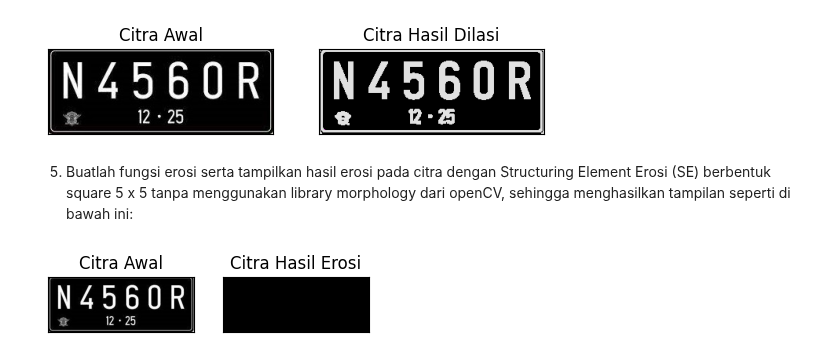
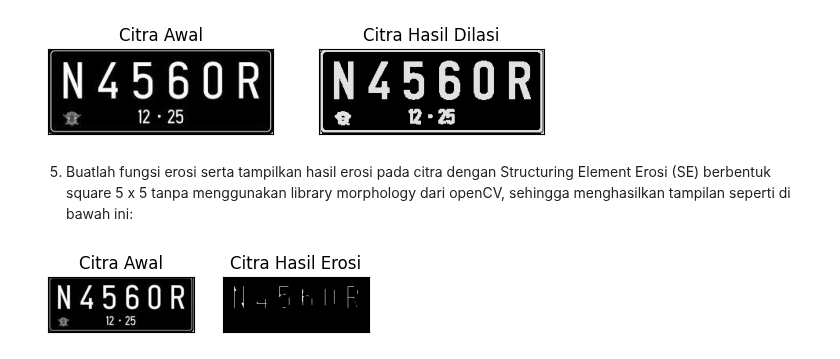
Before and after one commit to Amaliastf/PCVK_Ganjil_2023, a Jupyter notebook: week_09.ipynb, the cells around one changed output. Cells and saved outputs as stored; diff of their text form; code cells hidden in the pictures.

```diff
--- a/week_09.ipynb
+++ b/week_09.ipynb
@@ -74,35 +70,33 @@ plt.show()
 # %% [markdown]
 5. Buatlah fungsi erosi serta tampilkan hasil erosi pada citra dengan Structuring Element Erosi (SE) berbentuk square 5 x 5 tanpa menggunakan library morphology dari openCV, sehingga menghasilkan tampilan seperti di bawah ini:
 # %%
-#Erosi Tanpa Library
+def erosi_citra(F, k):
+    # Ukuran citra
+    m, n = F.shape
+    imgE = np.zeros((m, n), dtype=np.uint8)
 
-def erosi_citra(F,k):
-  #size image
-  m,n= F.shape
-  #Generate structure element erosi (SE)
-  SE= np.ones((k,k), dtype=np.uint8)
-  constant= (k-1)//2
+    # Generate Structuring Element Erosi (SE) - Square 5x5
+    SE = np.ones((k, k), dtype=np.uint8)
+    constant = (k - 1) // 2
 
-  imgE= np.zeros((m,n), dtype=np.uint8)
+    # Proses Erosi
+    for i in range(constant, m - constant):
+        for j in range(constant, n - constant):
+            temp = F[i - constant:i + constant + 1, j - constant:j + constant + 1]
+            product = temp * SE
+            imgE[i, j] = np.min(product)
 
-  #Proses Erosi
-  for i in range(constant, m-constant):
-    for j in range(constant,n-constant): temp= F[i-constant:i+constant+1, j-constant:j+constant+1]
-    product= temp*SE
-    imgE[i,j]= np.min(product)
+    return imgE
 
-  return imgE
+img_e = cv2.imread('/content/drive/MyDrive/PCVK/Images/PlatNomor.jpg', 0)
+ret1, thresh1 = cv2.threshold(img_e, 175, 225, cv2.THRESH_BINARY)
+k = 5  # Ukuran SE (5x5)
+imgE = erosi_citra(thresh1, k)
 
-img_e= cv2.imread('/content/drive/MyDrive/PCVK/Images/PlatNomor.jpg',0) #
-ret1, thresh1 = cv2.threshold(img_e, 175, 225, cv2.THRESH_BINARY)
-k=5
-imgE = erosi_citra(thresh1,k)
-
-plt.subplot(131),plt.imshow(img_e,cmap = 'gray')
+plt.subplot(131), plt.imshow(img_e, cmap='gray')
 plt.title('Citra Awal'), plt.xticks([]), plt.yticks([])
-plt.subplot(132),plt.imshow(imgE,cmap = 'gray')
-plt.title('Citra Hasil Erosi'), plt.xticks([]),
-plt.yticks([])
+plt.subplot(132), plt.imshow(imgE, cmap='gray')
+plt.title('Citra Hasil Erosi'), plt.xticks([]), plt.yticks([])
 plt.show()
 # %% [output]
-[figure, old version]
+[figure, new version]
```
Also changed, not shown: parts of 1 cell of this notebook.
